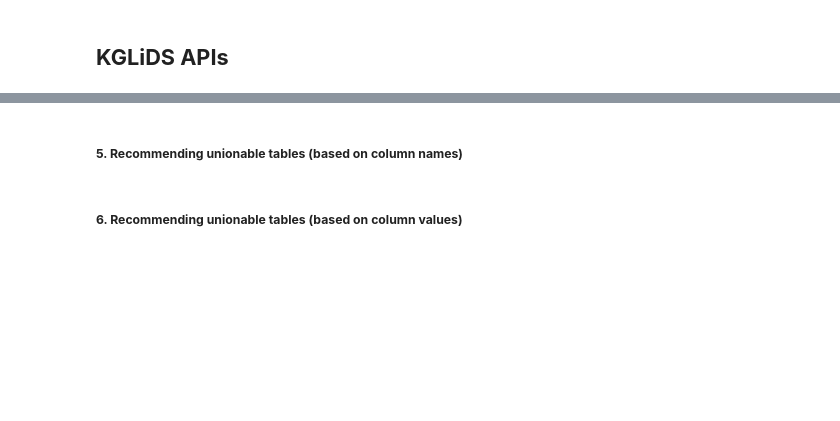
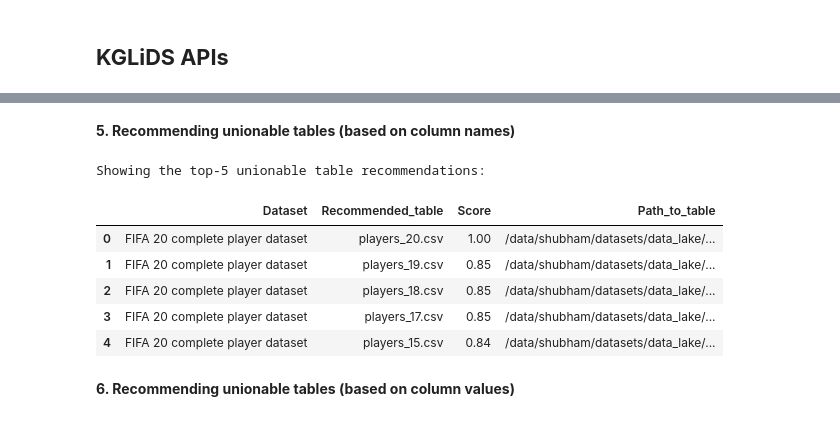
Before and after one commit to CoDS-GCS/kglids, a Jupyter notebook: KGLiDS_notebook.ipynb, the cells around one changed output, grey strips where cells are left out. Saved outputs shown, nothing was run; the diff lists cells and outputs as text; code cells hidden in the pictures; blank space fills up the shorter version.

```diff
--- a/KGLiDS_notebook.ipynb
+++ b/KGLiDS_notebook.ipynb
@@ -47,8 +112,16 @@ df
 # %% [markdown]
-##### <b>5. Recommending unionable tables (based on column names)</b>
+ <b>5. Recommending unionable tables (based on column names)</b>
 # %%
-recommendations_union = kglids.recommend_k_unionable_tables(df.iloc[0], k = 10)
+recommendations_union = kglids.recommend_k_unionable_tables(df.iloc[0], k = 5)
 recommendations_union
+# %% [output]
+Showing the top-5 unionable table recommendations:
+|  | Dataset | Recommended_table | Score | Path_to_table |
+| 0 | FIFA 20 complete player dataset | players_20.csv | 1.00 | /data/shubham/datasets/data_lake/... |
+| 1 | FIFA 20 complete player dataset | players_19.csv | 0.85 | /data/shubham/datasets/data_lake/... |
+| 2 | FIFA 20 complete player dataset | players_18.csv | 0.85 | /data/shubham/datasets/data_lake/... |
+| 3 | FIFA 20 complete player dataset | players_17.csv | 0.85 | /data/shubham/datasets/data_lake/... |
+| 4 | FIFA 20 complete player dataset | players_15.csv | 0.84 | /data/shubham/datasets/data_lake/... |
 # %% [markdown]
-##### <b>6. Recommending unionable tables (based on column values)</b>
+<b>6. Recommending unionable tables (based on column values)</b>
 # %%
```
Also changed, not shown: parts of 41 cells of this notebook, 2 other files.
